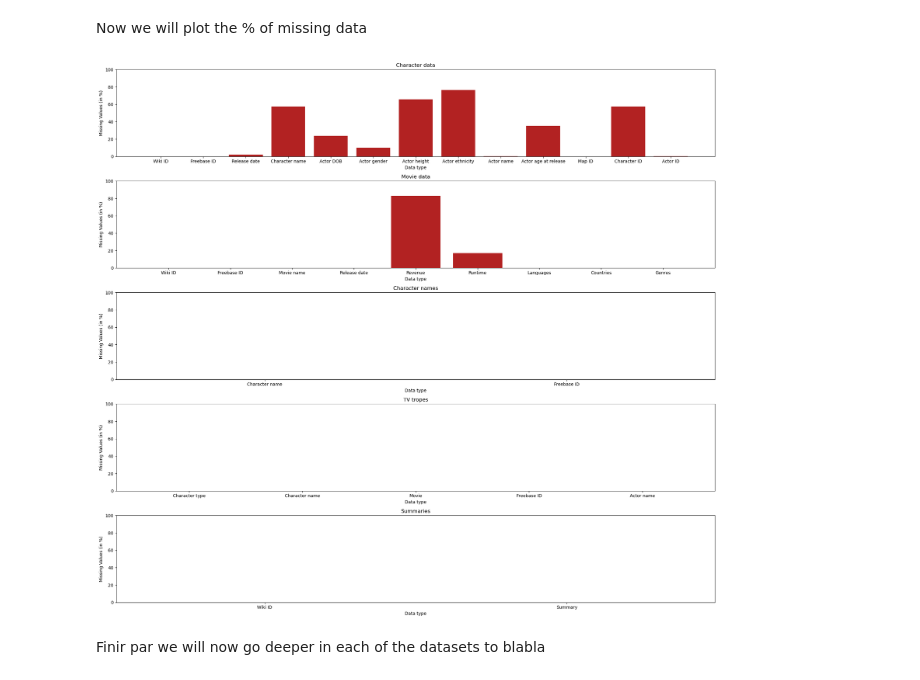
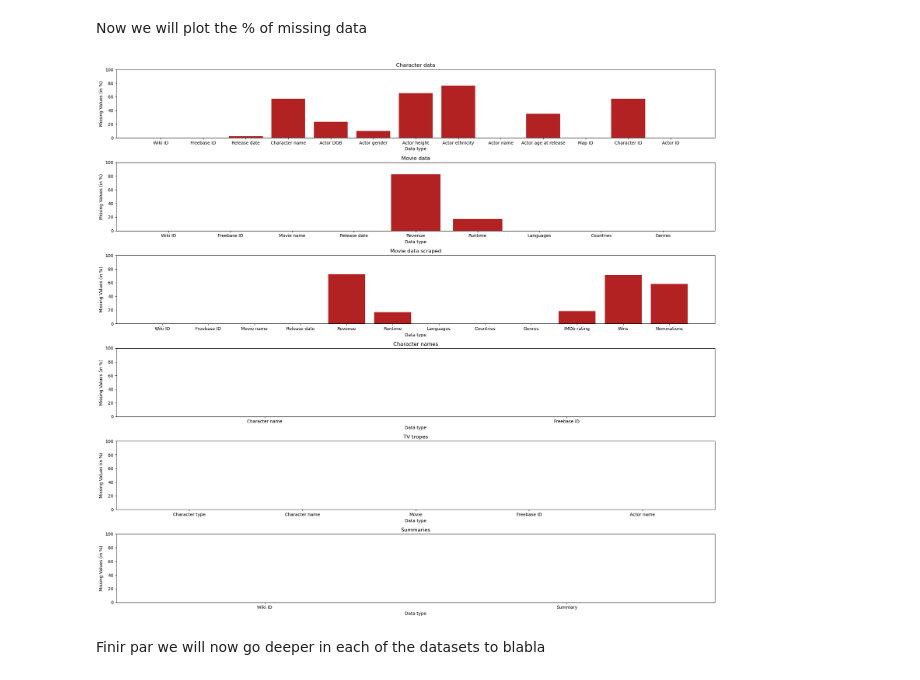
Before and after one commit to epfl-ada/ada-2023-project-fauttrouverunnompourada, a Jupyter notebook: P2.ipynb, the cells around one changed output. Drawn from its saved outputs; the diff is of its cells as text; code cells hidden in the pictures.

```diff
--- a/P2.ipynb
+++ b/P2.ipynb
@@ -139,57 +164,65 @@ msno.matrix(RAW.character_names)
 # %% [markdown]
 Now we will plot the % of missing data
 # %%
-missing_percentage1 = (RAW.character_data.isnull().sum() / len (RAW.character_data)) * 100
-missing_percentage2 = (RAW.movie_data.isnull().sum() / len (RAW.movie_data)) * 100
-missing_percentage3 = (RAW.character_names.isnull().sum() / len (RAW.character_names)) * 100
-missing_percentage4 = (RAW.tvtropes.isnull().sum() / len (RAW.tvtropes)) * 100
-missing_percentage5 = (RAW.summaries.isnull().sum() / len (RAW.summaries)) * 100
+missing_percentage_character_data = (RAW.character_data.isnull().sum() / len (RAW.character_data)) * 100
+missing_percentage_movie_data = (RAW.movie_data.isnull().sum() / len (RAW.movie_data)) * 100
+missing_percentage_movie_data_scraped = (RAW.movie_data_scraped.isnull().sum() / len (RAW.movie_data_scraped)) * 100
+missing_percentage_character_names = (RAW.character_names.isnull().sum() / len (RAW.character_names)) * 100
+missing_percentage_tvtropes = (RAW.tvtropes.isnull().sum() / len (RAW.tvtropes)) * 100
+missing_percentage_summaries = (RAW.summaries.isnull().sum() / len (RAW.summaries)) * 100
 
 import matplotlib.pyplot as plt
 
-fig, axs = plt.subplots(5, 1, figsize=(20, 18))
+fig, axs = plt.subplots(6, 1, figsize=(20, 18))
 
 # Subplot 1
-axs[0].bar(missing_percentage1.index, missing_percentage1.values, color='firebrick')
+axs[0].bar(missing_percentage_character_data.index, missing_percentage_character_data.values, color='firebrick')
 axs[0].set_title('Character data')
 axs[0].set_xlabel('Data type')
 axs[0].set_ylabel('Missing Values (in %)')
 axs[0].set_ylim(0,100)
 
 # Subplot 2
-axs[1].bar(missing_percentage2.index, missing_percentage2.values, color='firebrick')
+axs[1].bar(missing_percentage_movie_data.index, missing_percentage_movie_data.values, color='firebrick')
 axs[1].set_title('Movie data')
 axs[1].set_xlabel('Data type')
 axs[1].set_ylabel('Missing Values (in %)')
 axs[1].set_ylim(0,100)
 
 # Subplot 3
-axs[2].bar(missing_percentage3.index, missing_percentage3.values, color='firebrick')
-axs[2].set_title('Character names')
+axs[2].bar(missing_percentage_movie_data_scraped.index, missing_percentage_movie_data_scraped.values, color='firebrick')
+axs[2].set_title('Movie data scraped')
 axs[2].set_xlabel('Data type')
 axs[2].set_ylabel('Missing Values (in %)')
 axs[2].set_ylim(0,100)
 
 # Subplot 4
-axs[3].bar(missing_percentage4.index, missing_percentage4.values, color='firebrick')
-axs[3].set_title('TV tropes')
+axs[3].bar(missing_percentage_character_names.index, missing_percentage_character_names.values, color='firebrick')
+axs[3].set_title('Character names')
 axs[3].set_xlabel('Data type')
 axs[3].set_ylabel('Missing Values (in %)')
 axs[3].set_ylim(0,100)
 
 # Subplot 5
-axs[4].bar(missing_percentage5.index, missing_percentage5.values, color='firebrick')
-axs[4].set_title('Summaries')
+axs[4].bar(missing_percentage_tvtropes.index, missing_percentage_tvtropes.values, color='firebrick')
+axs[4].set_title('TV tropes')
 axs[4].set_xlabel('Data type')
 axs[4].set_ylabel('Missing Values (in %)')
 axs[4].set_ylim(0,100)
+
+# Subplot 6
+axs[5].bar(missing_percentage_summaries.index, missing_percentage_summaries.values, color='firebrick')
+axs[5].set_title('Summaries')
+axs[5].set_xlabel('Data type')
+axs[5].set_ylabel('Missing Values (in %)')
+axs[5].set_ylim(0,100)
 
 
 plt.ylim(0,100)
 plt.tight_layout()
 plt.show()
 # %% [output]
-[figure, old version]
+[figure, new version]
 # %% [markdown]
 Finir par we will now go deeper in each of the datasets to blabla
 # %% [markdown]
```
Also changed, not shown: parts of 5 cells of this notebook.
